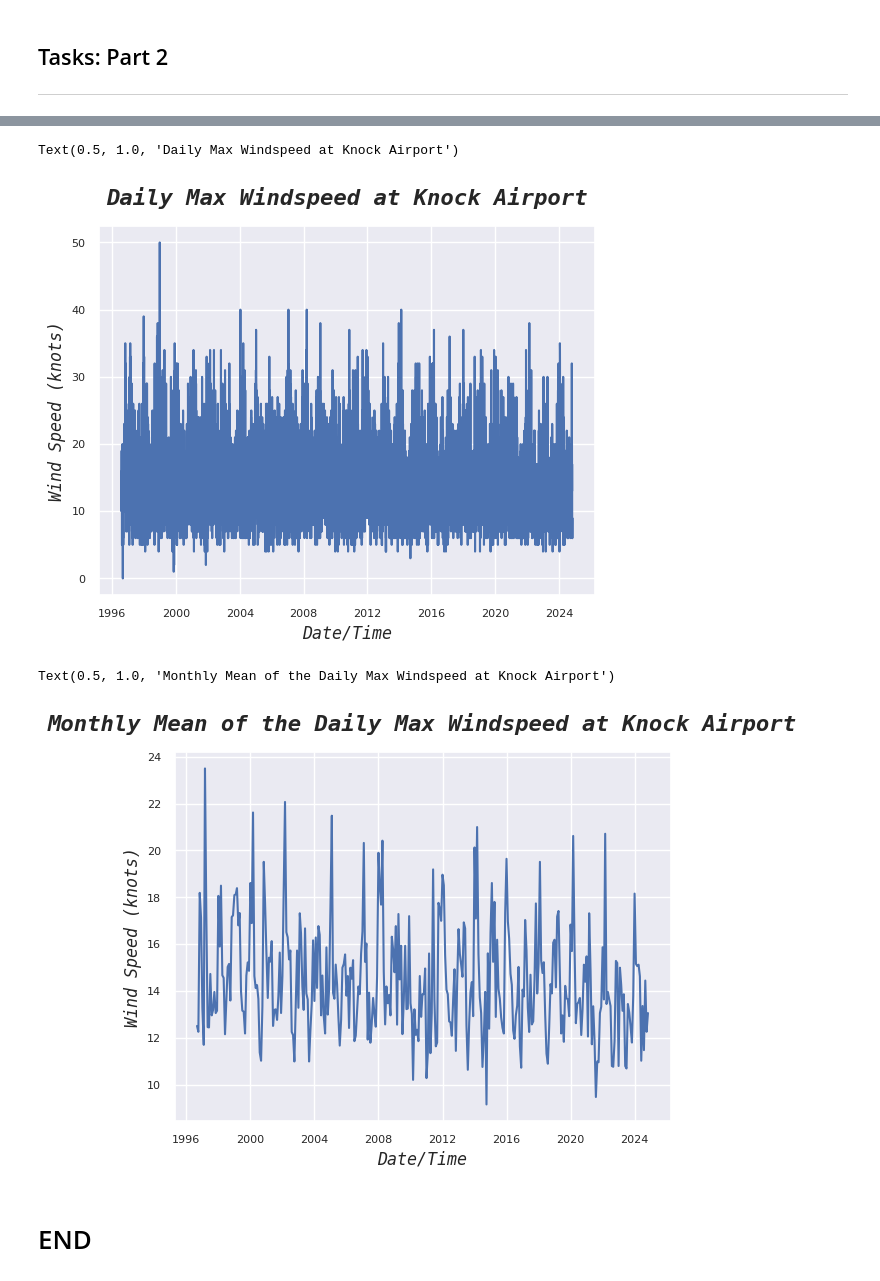
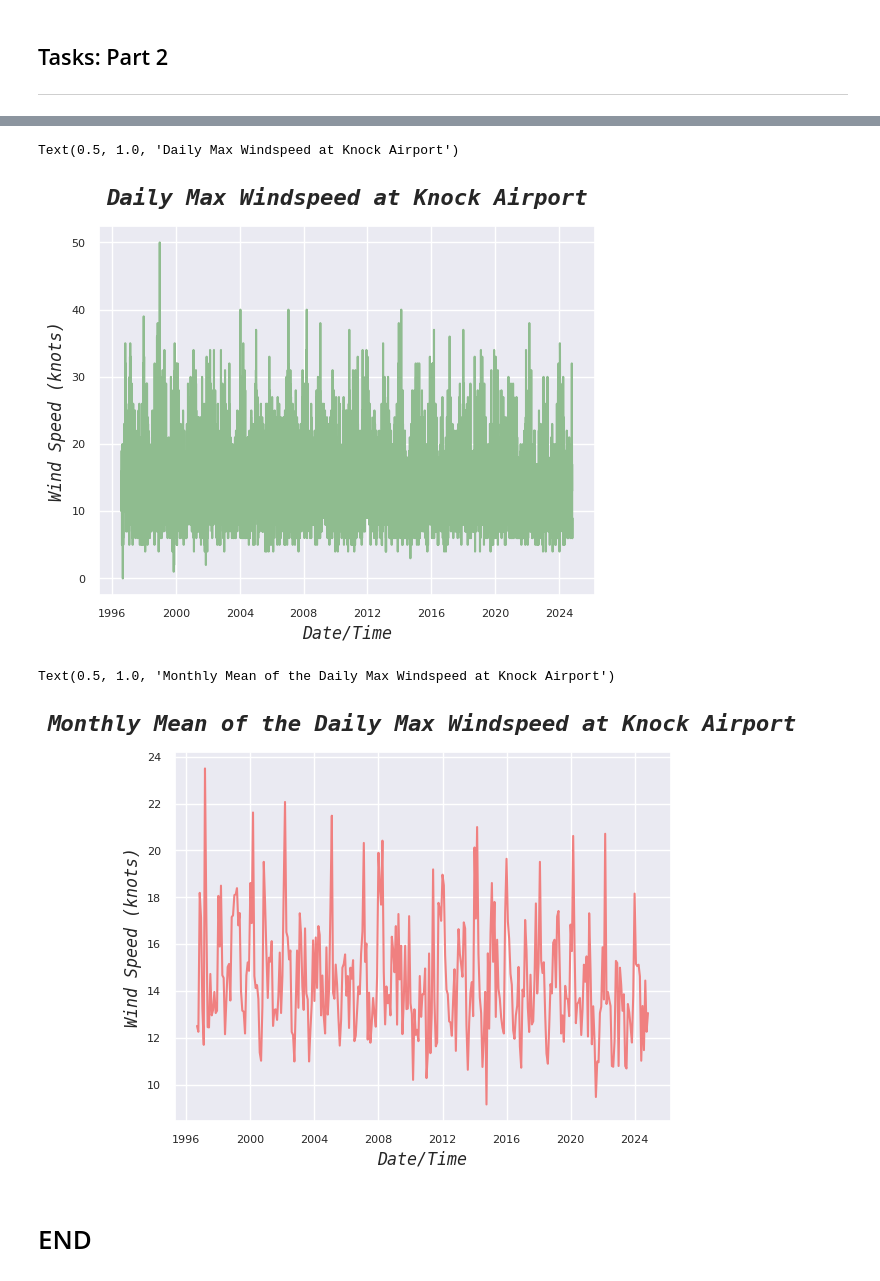
Before and after one commit to NeilTynan/4369, a Jupyter notebook: assignments/assignment 6/assignment_6_Weather.ipynb, the cells around one changed output, grey strips where cells are left out. Saved outputs shown, nothing was run; the diff lists cells and outputs as text; code cells hidden in the pictures.

```diff
--- a/assignments/assignment 6/assignment_6_Weather.ipynb
+++ b/assignments/assignment 6/assignment_6_Weather.ipynb
@@ -117,21 +117,21 @@ Text(0.5, 1.0, 'Rolling Average 24hr Windspeed at Knock Airport')
 wsmx = df['wdsp'].resample("1d").max()
 # %%
 sns.set_theme(style="darkgrid")
-ax=sns.lineplot(data=df, x="date", y=wsmx)
+ax=sns.lineplot(data=df, x="date", y=wsmx, color='darkseagreen')
 ax.tick_params(axis='x', labelsize=8)
 ax.tick_params(axis='y', labelsize=8)
 ax.set_xlabel('Date/Time', fontsize=12, style='italic', family='monospace')
 ax.set_ylabel('Wind Speed (knots)', fontsize=12, style='italic', family='monospace')
 ax.set_title('Daily Max Windspeed at Knock Airport', fontsize=16, fontweight='bold', style='italic', family='monospace', pad =15)
 # %% [output]
 Text(0.5, 1.0, 'Daily Max Windspeed at Knock Airport')
-[figure, old version]
+[figure, new version]
 # %%
 # The monthly mean of the daily max windspeeds
 wsmm = wsmx.resample("1m").mean()
 # %%
 sns.set_theme(style="darkgrid")
-ax=sns.lineplot(data=df, x="date", y=wsmm)
+ax=sns.lineplot(data=df, x="date", y=wsmm, color='lightcoral')
 ax.tick_params(axis='x', labelsize=8)
 ax.tick_params(axis='y', labelsize=8)
 ax.set_xlabel('Date/Time', fontsize=12, style='italic', family='monospace')
@@ -139,6 +139,6 @@ ax.set_ylabel('Wind Speed (knots)', fontsize=12, style='italic', family='monospa
 ax.set_title('Monthly Mean of the Daily Max Windspeed at Knock Airport', fontsize=16, fontweight='bold', style='italic', family='monospace', pad =15)
 # %% [output]
 Text(0.5, 1.0, 'Monthly Mean of the Daily Max Windspeed at Knock Airport')
-[figure, old version]
+[figure, new version]
 # %% [markdown]
 # END
```
Also changed, not shown: parts of 5 cells of this notebook.
